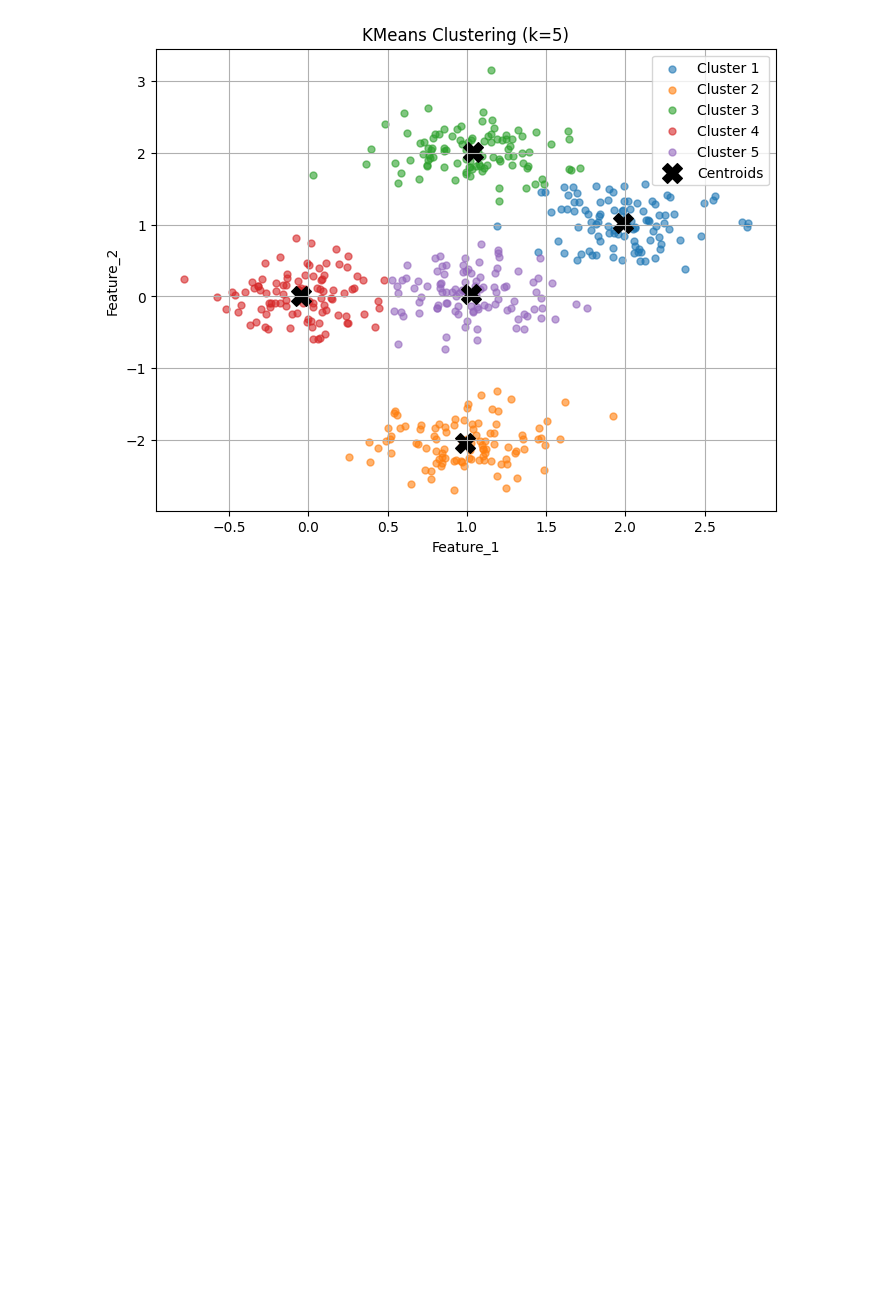
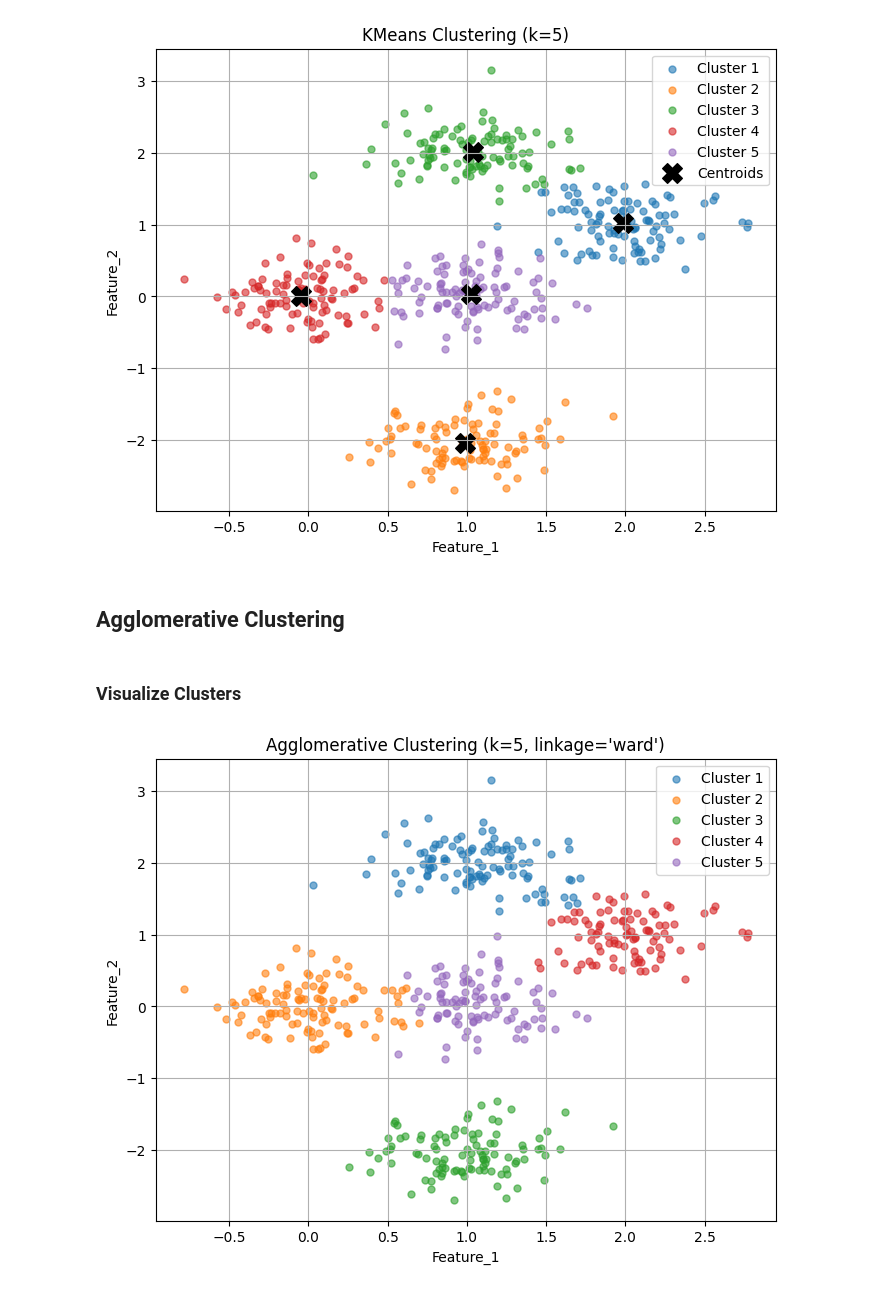
Before and after one commit to amirZZZkiller/snappfood-data-analyst-task, a Jupyter notebook: task 1 - restaurant assignment/task1.ipynb, the cells around one changed output. Cells and saved outputs as stored; diff of their text form; code cells hidden in the pictures; blank space fills up the shorter version.

Commit message:
feat(task1): implement Agglomerative clustering

```diff
--- a/task 1 - restaurant assignment/task1.ipynb
+++ b/task 1 - restaurant assignment/task1.ipynb
@@ -116,3 +117,24 @@ plt.grid(True)
 plt.show()
 # %% [output]
 [figure]
+# %% [markdown]
+## Agglomerative Clustering
+# %%
+agglo = AgglomerativeClustering(n_clusters=5, linkage='ward')
+df['agglo_label'] = agglo.fit_predict(df[['Feature_1', 'Feature_2']])
+# %% [markdown]
+### Visualize Clusters
+# %%
+plt.figure(figsize=(8, 6))
+for i in range(5):
+    cluster = df[df['agglo_label'] == i]
+    plt.scatter(cluster['Feature_1'], cluster['Feature_2'], s=25, label=f'Cluster {i+1}', alpha=0.6)
+
+plt.title("Agglomerative Clustering (k=5, linkage='ward')")
+plt.xlabel("Feature_1")
+plt.ylabel("Feature_2")
+plt.legend()
+plt.grid(True)
+plt.show()
+# %% [output]
+[figure, added]
```
Also changed, not shown: parts of 1 cell of this notebook.
